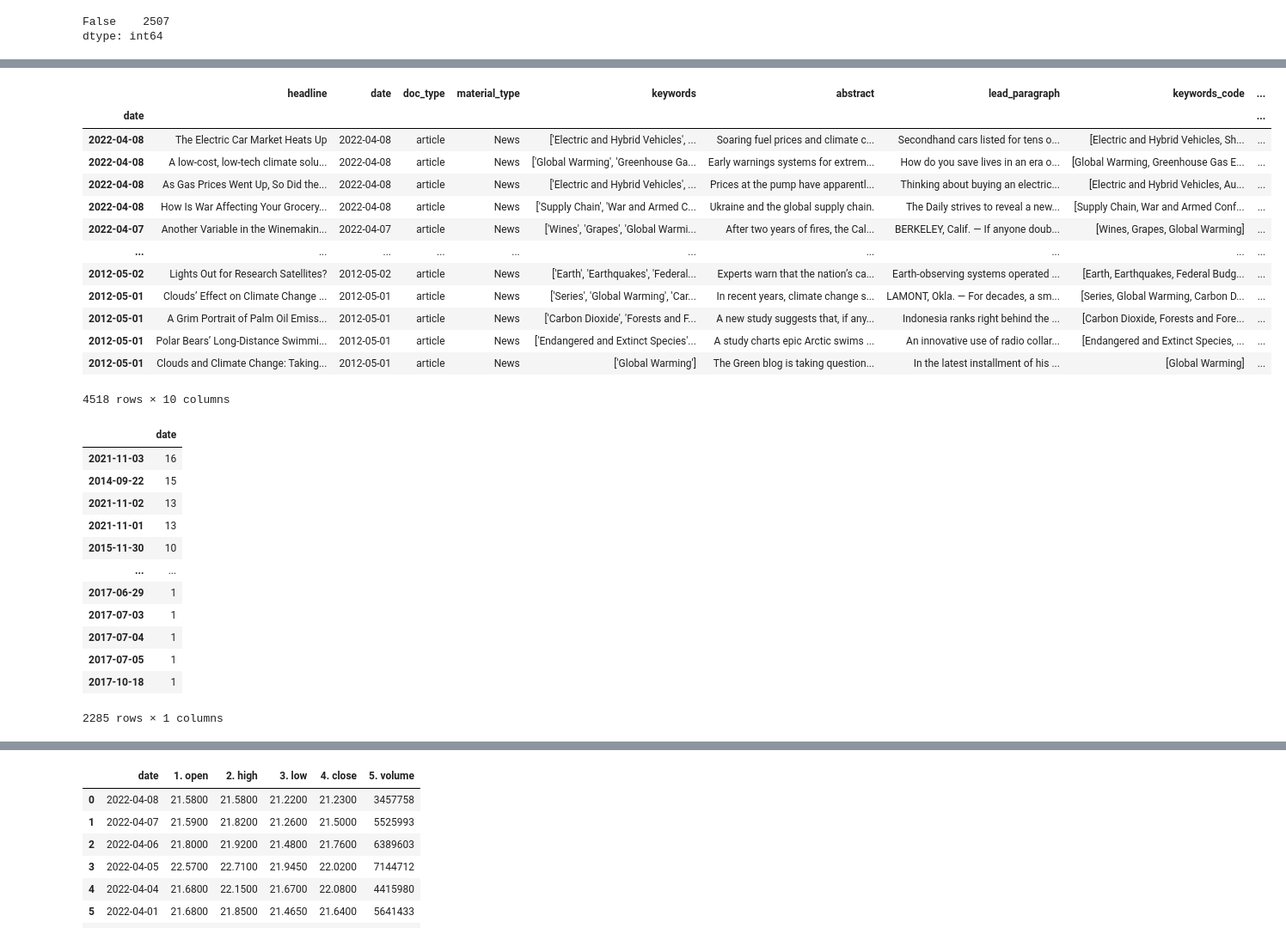
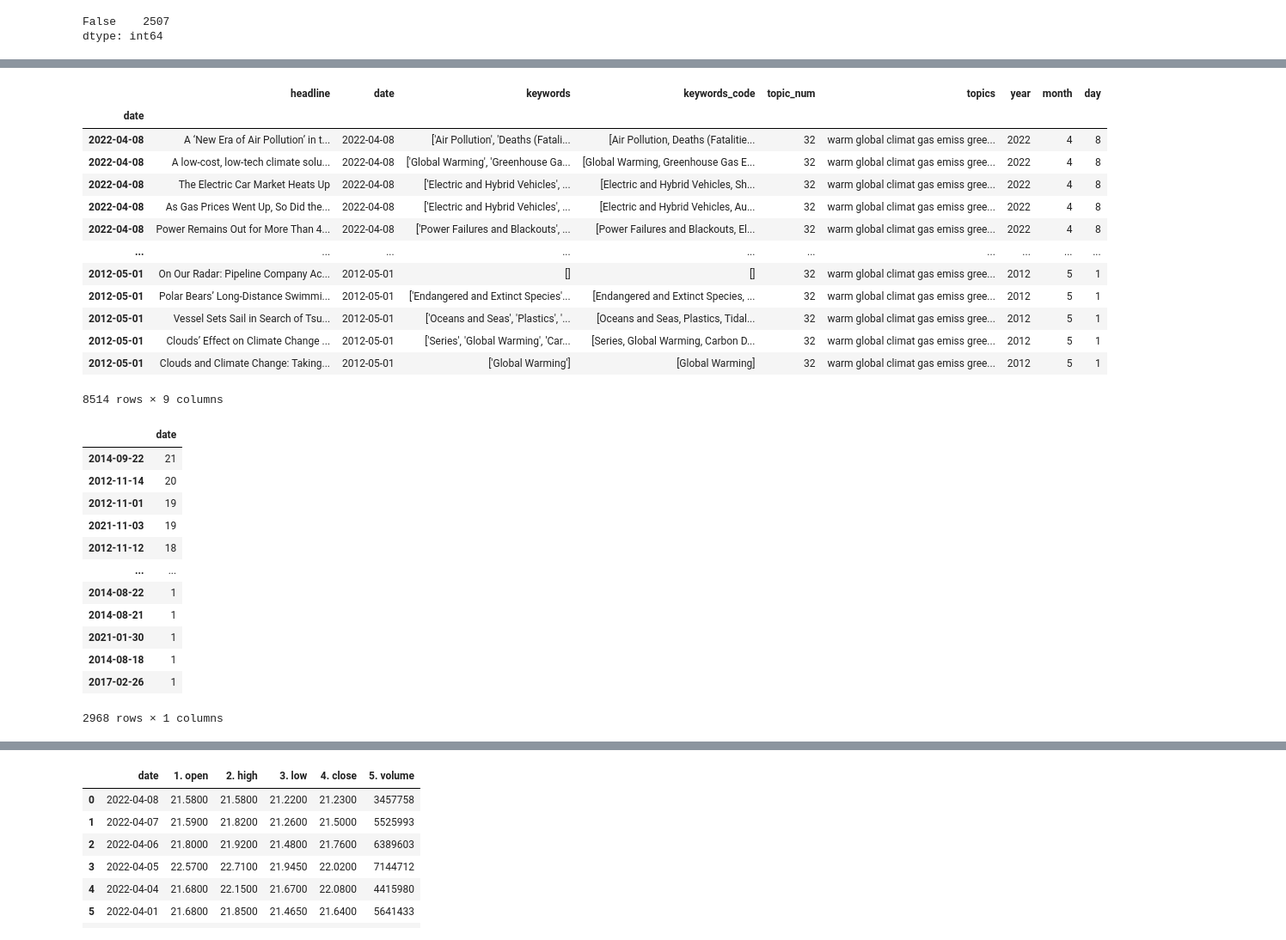
Before and after one commit to tessarwaters/my-ga-repo, a Jupyter notebook: Final_Project/Waters_Theresa_Capstone.ipynb, the cells around one changed output, grey strips where cells are left out. Shown at 86% size. Drawn from its saved outputs; the diff is of its cells as text; code cells hidden in the pictures.

```diff
--- a/Final_Project/Waters_Theresa_Capstone.ipynb
+++ b/Final_Project/Waters_Theresa_Capstone.ipynb
@@ -1870,6 +1888,6 @@ dtype: int64
 # %%
-df_gw_sorted = df_news_gw.sort_values(by='date', ascending=False)
-df_gw_sorted
+topic_32_sorted = topic_32_clean.sort_values(by='date', ascending=False)
+topic_32_sorted
 
 #End date = 2022-04-16
 #Start date = 2012-05-01
@@ -1890,7 +1908,7 @@ df_gw_sorted
 # %%
 # Set date as the index
 
-gw_date = df_gw_sorted.set_index(pd.DatetimeIndex(df_gw_sorted['date']))
+topic_32_date = topic_32_sorted.set_index(pd.DatetimeIndex(topic_32_sorted['date']))
 
-gw_date
+topic_32_date
 # %% [output]
@@ -1911,40 +1929,40 @@ gw_date
 # %%
 # Article date range needs to be the same as ETF
 
-gw_date_range = gw_date.loc['2012-05-01' : '2022-04-08']
-gw_date_range
+topic_32_range = topic_32_date.loc['2012-05-01' : '2022-04-08']
+topic_32_range
 # %% [output]
-|  | headline | date | doc_type | material_type | keywords | abstract | lead_paragraph | keywords_code | ... |
-| date |  |  |  |  |  |  |  |  | ... |
-| 2022-04-08 | The Electric Car Market Heats Up | 2022-04-08 | article | News | ['Electric and Hybrid Vehicles', ... | Soaring fuel prices and climate c... | Secondhand cars listed for tens o... | [Electric and Hybrid Vehicles, Sh... | ... |
-| 2022-04-08 | A low-cost, low-tech climate solu... | 2022-04-08 | article | News | ['Global Warming', 'Greenhouse Ga... | Early warnings systems for extrem... | How do you save lives in an era o... | [Global Warming, Greenhouse Gas E... | ... |
-| 2022-04-08 | As Gas Prices Went Up, So Did the... | 2022-04-08 | article | News | ['Electric and Hybrid Vehicles', ... | Prices at the pump have apparentl... | Thinking about buying an electric... | [Electric and Hybrid Vehicles, Au... | ... |
-| 2022-04-08 | How Is War Affecting Your Grocery... | 2022-04-08 | article | News | ['Supply Chain', 'War and Armed C... | Ukraine and the global supply chain. | The Daily strives to reveal a new... | [Supply Chain, War and Armed Conf... | ... |
-| 2022-04-07 | Another Variable in the Winemakin... | 2022-04-07 | article | News | ['Wines', 'Grapes', 'Global Warmi... | After two years of fires, the Cal... | BERKELEY, Calif. — If anyone doub... | [Wines, Grapes, Global Warming] | ... |
+|  | headline | date | keywords | keywords_code | topic_num | topics | year | month | day |
+| date |  |  |  |  |  |  |  |  |  |
+| 2022-04-08 | A ‘New Era of Air Pollution’ in t... | 2022-04-08 | ['Air Pollution', 'Deaths (Fatali... | [Air Pollution, Deaths (Fatalitie... | 32 | warm global climat gas emiss gree... | 2022 | 4 | 8 |
+| 2022-04-08 | A low-cost, low-tech climate solu... | 2022-04-08 | ['Global Warming', 'Greenhouse Ga... | [Global Warming, Greenhouse Gas E... | 32 | warm global climat gas emiss gree... | 2022 | 4 | 8 |
+| 2022-04-08 | The Electric Car Market Heats Up | 2022-04-08 | ['Electric and Hybrid Vehicles', ... | [Electric and Hybrid Vehicles, Sh... | 32 | warm global climat gas emiss gree... | 2022 | 4 | 8 |
+| 2022-04-08 | As Gas Prices Went Up, So Did the... | 2022-04-08 | ['Electric and Hybrid Vehicles', ... | [Electric and Hybrid Vehicles, Au... | 32 | warm global climat gas emiss gree... | 2022 | 4 | 8 |
+| 2022-04-08 | Power Remains Out for More Than 4... | 2022-04-08 | ['Power Failures and Blackouts', ... | [Power Failures and Blackouts, El... | 32 | warm global climat gas emiss gree... | 2022 | 4 | 8 |
 | ... | ... | ... | ... | ... | ... | ... | ... | ... | ... |
-| 2012-05-02 | Lights Out for Research Satellites? | 2012-05-02 | article | News | ['Earth', 'Earthquakes', 'Federal... | Experts warn that the nation’s ca... | Earth-observing systems operated ... | [Earth, Earthquakes, Federal Budg... | ... |
-| 2012-05-01 | Clouds’ Effect on Climate Change ... | 2012-05-01 | article | News | ['Series', 'Global Warming', 'Car... | In recent years, climate change s... | LAMONT, Okla. — For decades, a sm... | [Series, Global Warming, Carbon D... | ... |
-| 2012-05-01 | A Grim Portrait of Palm Oil Emiss... | 2012-05-01 | article | News | ['Carbon Dioxide', 'Forests and F... | A new study suggests that, if any... | Indonesia ranks right behind the ... | [Carbon Dioxide, Forests and Fore... | ... |
-| 2012-05-01 | Polar Bears’ Long-Distance Swimmi... | 2012-05-01 | article | News | ['Endangered and Extinct Species'... | A study charts epic Arctic swims ... | An innovative use of radio collar... | [Endangered and Extinct Species, ... | ... |
-| 2012-05-01 | Clouds and Climate Change: Taking... | 2012-05-01 | article | News | ['Global Warming'] | The Green blog is taking question... | In the latest installment of his ... | [Global Warming] | ... |
+| 2012-05-01 | On Our Radar: Pipeline Company Ac... | 2012-05-01 | [] | [] | 32 | warm global climat gas emiss gree... | 2012 | 5 | 1 |
+| 2012-05-01 | Polar Bears’ Long-Distance Swimmi... | 2012-05-01 | ['Endangered and Extinct Species'... | [Endangered and Extinct Species, ... | 32 | warm global climat gas emiss gree... | 2012 | 5 | 1 |
+| 2012-05-01 | Vessel Sets Sail in Search of Tsu... | 2012-05-01 | ['Oceans and Seas', 'Plastics', '... | [Oceans and Seas, Plastics, Tidal... | 32 | warm global climat gas emiss gree... | 2012 | 5 | 1 |
+| 2012-05-01 | Clouds’ Effect on Climate Change ... | 2012-05-01 | ['Series', 'Global Warming', 'Car... | [Series, Global Warming, Carbon D... | 32 | warm global climat gas emiss gree... | 2012 | 5 | 1 |
+| 2012-05-01 | Clouds and Climate Change: Taking... | 2012-05-01 | ['Global Warming'] | [Global Warming] | 32 | warm global climat gas emiss gree... | 2012 | 5 | 1 |
-4518 rows × 10 columns
+8514 rows × 9 columns
 # %%
 # Turn article value counts into a dataframe
 
-gw_vc = pd.DataFrame(gw_date_range.index.value_counts())
-gw_vc
+topic_vc = pd.DataFrame(topic_32_range.index.value_counts())
+topic_vc
 # %% [output]
 |  | date |
-| 2021-11-03 | 16 |
-| 2014-09-22 | 15 |
-| 2021-11-02 | 13 |
-| 2021-11-01 | 13 |
-| 2015-11-30 | 10 |
+| 2014-09-22 | 21 |
+| 2012-11-14 | 20 |
+| 2012-11-01 | 19 |
+| 2021-11-03 | 19 |
+| 2012-11-12 | 18 |
 | ... | ... |
-| 2017-06-29 | 1 |
-| 2017-07-03 | 1 |
-| 2017-07-04 | 1 |
-| 2017-07-05 | 1 |
-| 2017-10-18 | 1 |
+| 2014-08-22 | 1 |
+| 2014-08-21 | 1 |
+| 2021-01-30 | 1 |
+| 2014-08-18 | 1 |
+| 2017-02-26 | 1 |
-2285 rows × 1 columns
+2968 rows × 1 columns
 # %%
```
Also changed, not shown: parts of 116 cells of this notebook.
